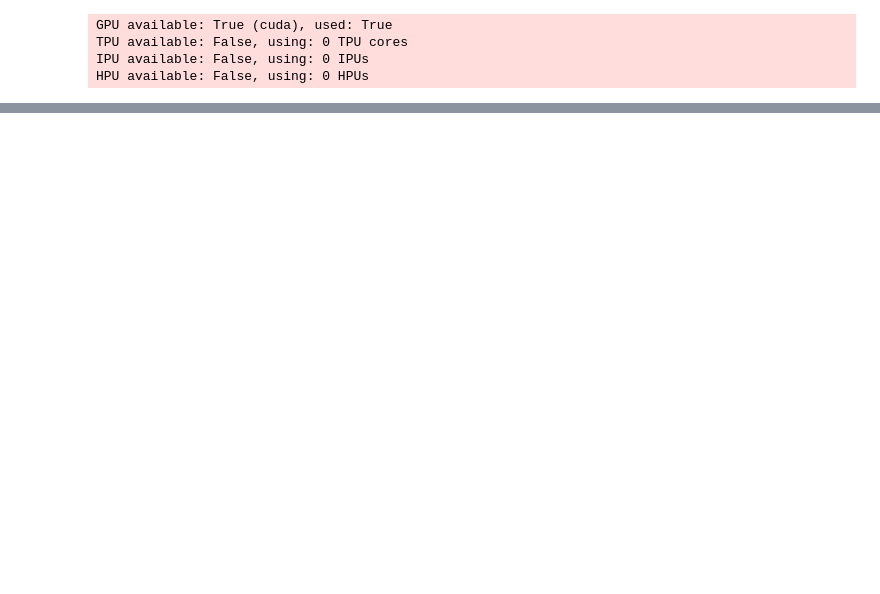
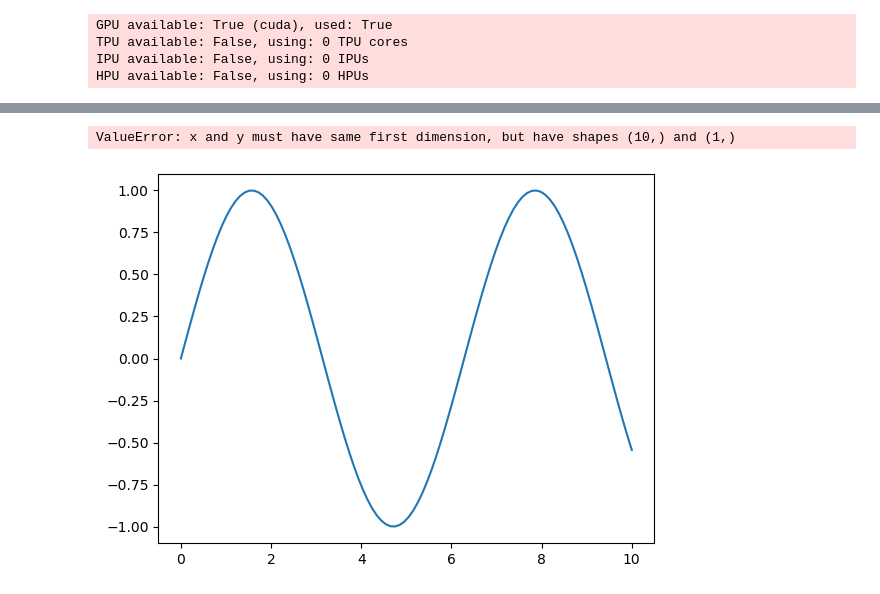
Before and after one commit to richardhoehn/mtsu.csci.7850.project, a Jupyter notebook: src/notebooks/data-loader.ipynb, the cells around one changed output, grey strips where cells are left out. Cells and saved outputs as stored; diff of their text form; code cells hidden in the pictures; blank space fills up the shorter version.

```diff
--- a/src/notebooks/data-loader.ipynb
+++ b/src/notebooks/data-loader.ipynb
@@ -510,0 +444,29 @@ df
+# %%
+import matplotlib.pyplot as plt
+import numpy as np
+
+# Example primary data
+x = np.linspace(0, 10, 100)
+y = np.sin(x)
+
+# Plot the primary data
+plt.plot(x, y, label='sin(x)')
+
+# Example additional data to overlay
+additional_x = np.linspace(00, 10, 10)
+additional_y = np.cos(5)
+
+# Overlay the additional data
+plt.plot(additional_x, additional_y, 'ro', label='cos(x)')  # 'ro' for red circles
+
+# Adding labels and title
+plt.xlabel('X-axis')
+plt.ylabel('Y-axis')
+plt.title('Overlaying Data on a Plot')
+plt.legend()
+
+# Show the plot with both datasets
+plt.show()
+# %% [output]
+ValueError: x and y must have same first dimension, but have shapes (10,) and (1,)
+[figure, added]
```
Also changed, not shown: parts of 21 cells of this notebook, 2 other files.
